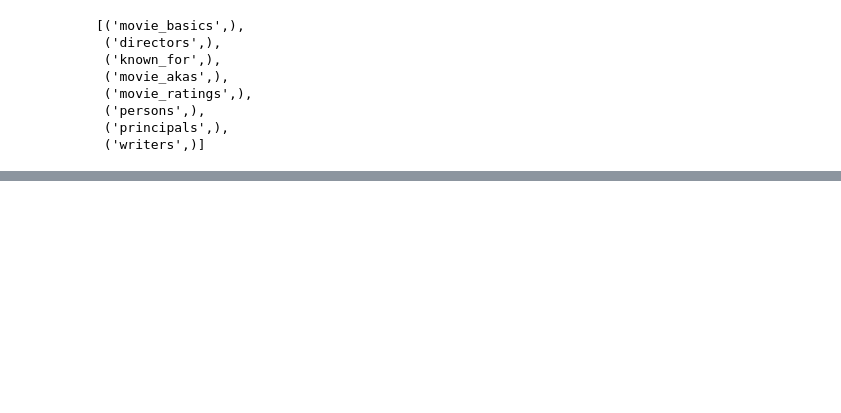
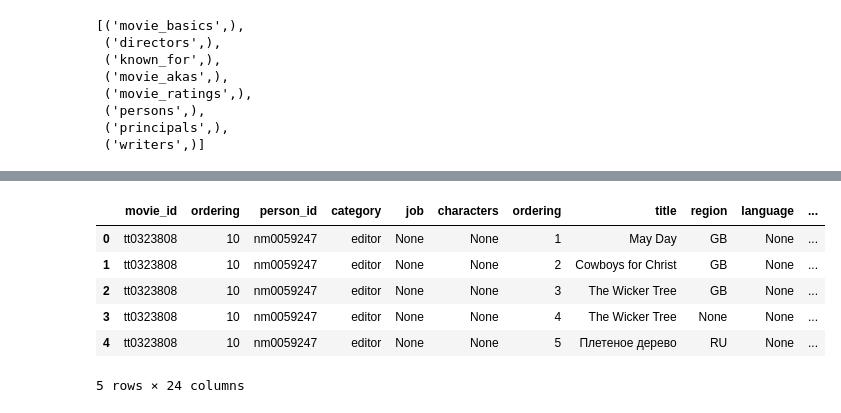
Before and after one commit to FrancisNdirangu/Phase-2-Project, a Jupyter notebook: merged_notebook.ipynb, the cells around one changed output, grey strips where cells are left out. Cells and saved outputs as stored; diff of their text form; code cells hidden in the pictures; blank space fills up the shorter version.

```diff
--- a/merged_notebook.ipynb
+++ b/merged_notebook.ipynb
@@ -49,0 +23,29 @@ pd.read_sql('SELECT * from movie_basics',con)
+# %%
+#directors has person_id,movie_id
+#writers has movie_id,person_id
+#known_for has person_id,movie_id
+#movie_ratings movie_id,averagerating,numvotes
+#persons has person_id,primary_name,birth_year,death_year,primary_profession
+#principals has movie_id,person_id,category,job,characters
+#movie_akas has movie_id,ordering,title,region,language,types,attributes,is_original_title
+#movie_basics has movie_id,primary_title,original_title,start_year,runtime_minutes,genres
+
+#persons,principals,movie_akas,movie_basics,movie_ratings are the only tables we need for all the columns in the db
+
+combined = """SELECT *
+                from principals
+                JOIN movie_akas USING (movie_id)
+                JOIN movie_basics USING (movie_id)
+                JOIN movie_ratings USING (movie_id)
+                JOIN persons USING (person_id);"""
+
+combined_df = pd.read_sql_query(combined,con)
+combined_df.head()
+# %% [output]
+|  | movie_id | ordering | person_id | category | job | characters | ordering | title | region | language | ... |
+| 0 | tt0323808 | 10 | nm0059247 | editor | None | None | 1 | May Day | GB | None | ... |
+| 1 | tt0323808 | 10 | nm0059247 | editor | None | None | 2 | Cowboys for Christ | GB | None | ... |
+| 2 | tt0323808 | 10 | nm0059247 | editor | None | None | 3 | The Wicker Tree | GB | None | ... |
+| 3 | tt0323808 | 10 | nm0059247 | editor | None | None | 4 | The Wicker Tree | None | None | ... |
+| 4 | tt0323808 | 10 | nm0059247 | editor | None | None | 5 | Плетеное дерево | RU | None | ... |
+5 rows × 24 columns
```
Also changed, not shown: parts of 24 cells of this notebook.
